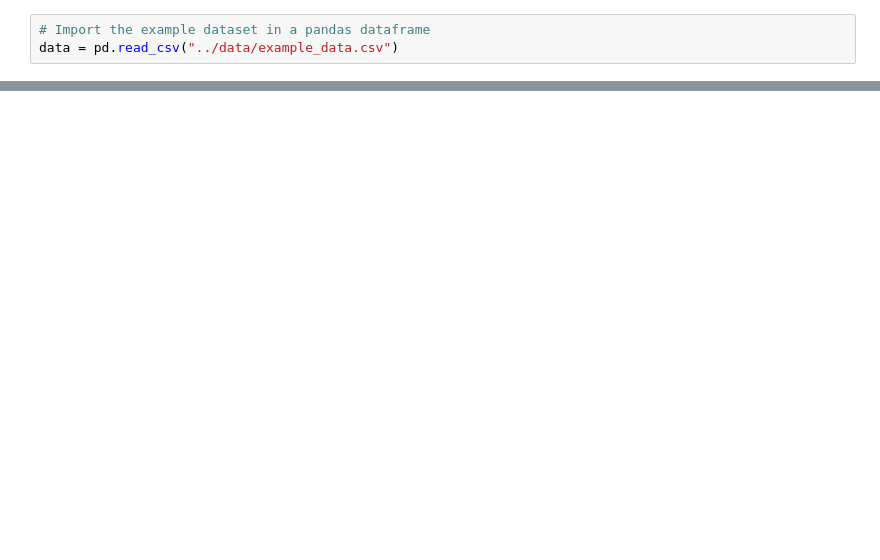
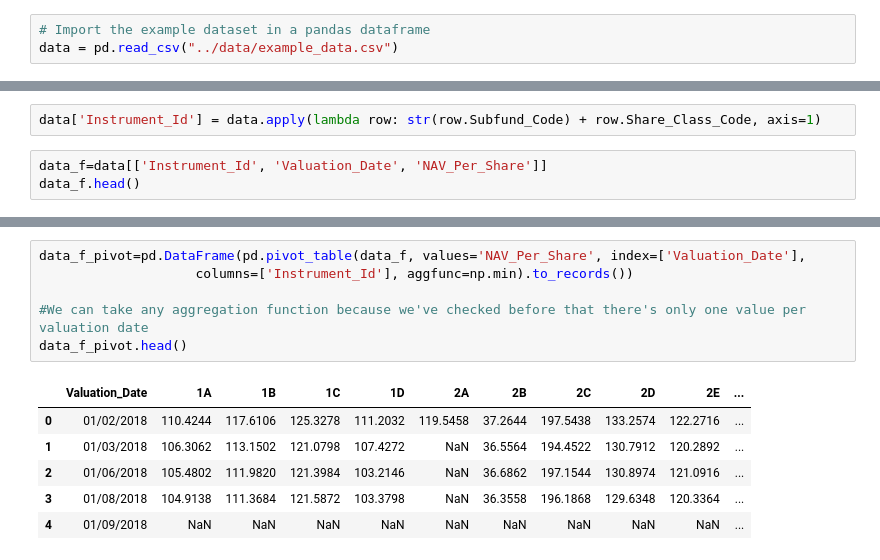
Before and after one commit to ArthurVerrez/ngt-technical-test, a Jupyter notebook: case_study/backend/data_exploring.ipynb, the cells around one changed output, grey strips where cells are left out. Cells and saved outputs as stored; diff of their text form; blank space fills up the shorter version.

```diff
--- a/case_study/backend/data_exploring.ipynb
+++ b/case_study/backend/data_exploring.ipynb
@@ -43,0 +68,5 @@ data[data["Dividend_Per_Share"]!=0]
+# %%
+data['Instrument_Id'] = data.apply(lambda row: str(row.Subfund_Code) + row.Share_Class_Code, axis=1)
+# %%
+data_f=data[['Instrument_Id', 'Valuation_Date', 'NAV_Per_Share']]
+data_f.head()
@@ -43,0 +80,13 @@ data[data["Dividend_Per_Share"]!=0]
+# %%
+data_f_pivot=pd.DataFrame(pd.pivot_table(data_f, values='NAV_Per_Share', index=['Valuation_Date'],
+                    columns=['Instrument_Id'], aggfunc=np.min).to_records())
+
+#We can take any aggregation function because we've checked before that there's only one value per valuation date
+data_f_pivot.head()
+# %% [output]
+|  | Valuation_Date | 1A | 1B | 1C | 1D | 2A | 2B | 2C | 2D | 2E | ... |
+| 0 | 01/02/2018 | 110.4244 | 117.6106 | 125.3278 | 111.2032 | 119.5458 | 37.2644 | 197.5438 | 133.2574 | 122.2716 | ... |
+| 1 | 01/03/2018 | 106.3062 | 113.1502 | 121.0798 | 107.4272 | NaN | 36.5564 | 194.4522 | 130.7912 | 120.2892 | ... |
+| 2 | 01/06/2018 | 105.4802 | 111.9820 | 121.3984 | 103.2146 | NaN | 36.6862 | 197.1544 | 130.8974 | 121.0916 | ... |
+| 3 | 01/08/2018 | 104.9138 | 111.3684 | 121.5872 | 103.3798 | NaN | 36.3558 | 196.1868 | 129.6348 | 120.3364 | ... |
+| 4 | 01/09/2018 | NaN | NaN | NaN | NaN | NaN | NaN | NaN | NaN | NaN | ... |
```
Also changed, not shown: parts of 35 cells of this notebook, 1 other file.
